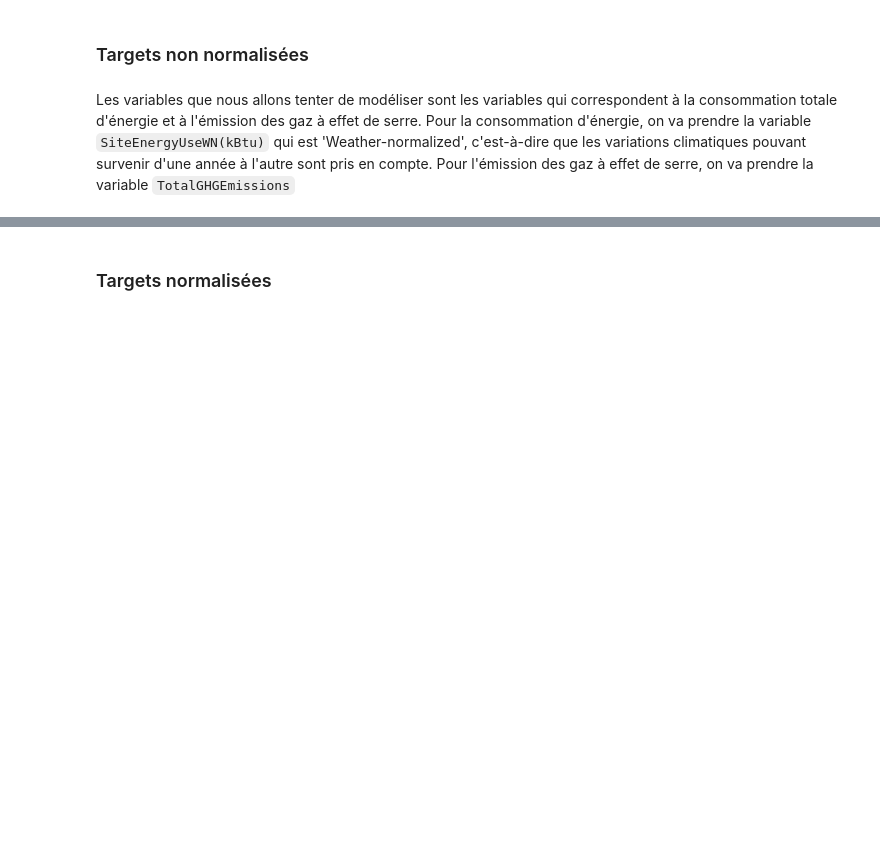
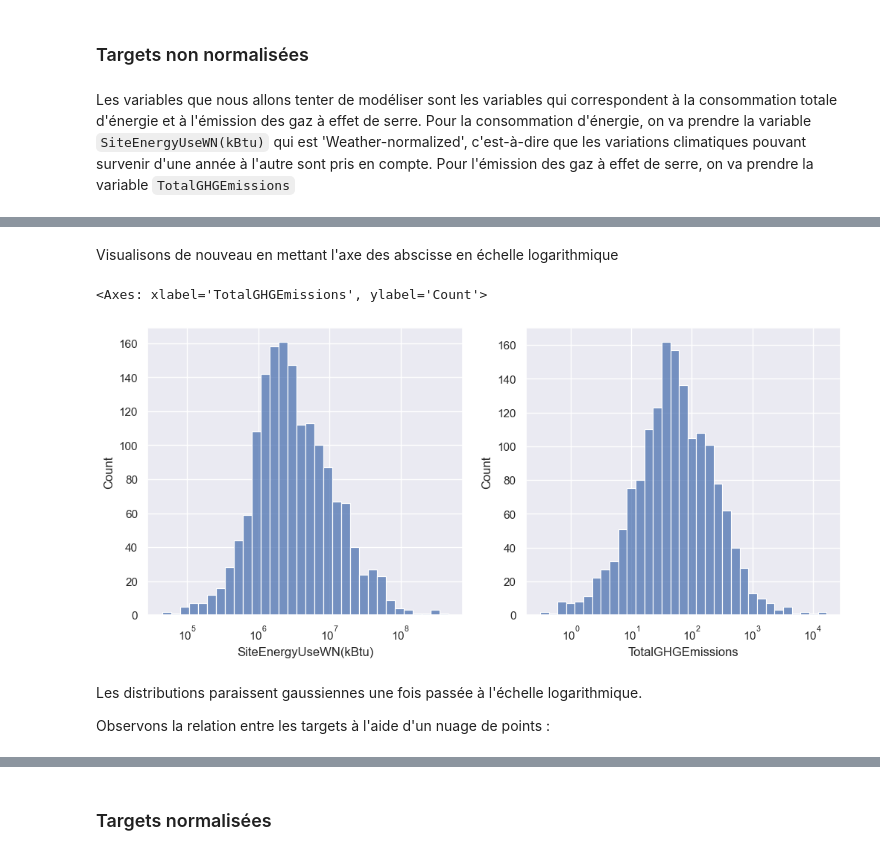
Before and after one commit to gabriel1628/Formation-Data-Scientist-OC, a Jupyter notebook: Projet 4 Anticipez les besoins en consommation de batiments/Chehade_Gabriel_1_notebook_exploratoire_072022.ipynb, the cells around one changed output, grey strips where cells are left out. Saved outputs shown, nothing was run; the diff lists cells and outputs as text; code cells hidden in the pictures; blank space fills up the shorter version.

```diff
--- a/Projet 4 Anticipez les besoins en consommation de batiments/Chehade_Gabriel_1_notebook_exploratoire_072022.ipynb
+++ b/Projet 4 Anticipez les besoins en consommation de batiments/Chehade_Gabriel_1_notebook_exploratoire_072022.ipynb
@@ -468,3 +469,16 @@ for target in targets:
+# %% [markdown]
+Visualisons de nouveau en mettant l'axe des abscisse en échelle logarithmique
+# %%
+fig, axs = plt.subplots(nrows=1, ncols=2, figsize=(12, 5))
+sns.histplot(x=targets[0], data=df[df[targets[0]] > 0], log_scale=True, ax=axs[0])
+sns.histplot(x=targets[1], data=df[df[targets[1]] > 0], log_scale=True, ax=axs[1])
+# %% [output]
+<Axes: xlabel='TotalGHGEmissions', ylabel='Count'>
+[figure, added]
+# %% [markdown]
+Les distributions paraissent gaussiennes une fois passée à l'échelle logarithmique.
+
+Observons la relation entre les targets à l'aide d'un nuage de points :
 # %%
 # Relation entre les targets
 ax = sns.scatterplot(x=targets[0], y=targets[1], data=df)
```
Also changed, not shown: parts of 31 cells of this notebook.
